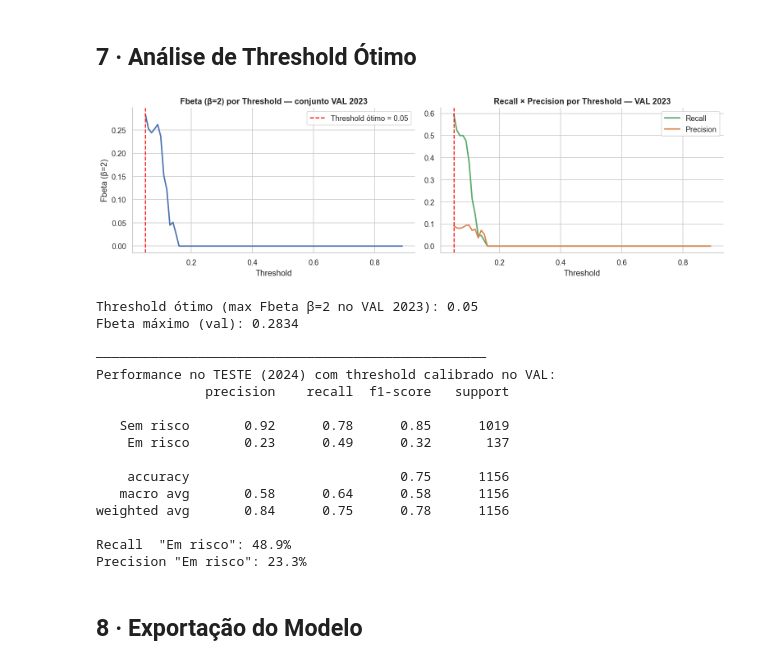
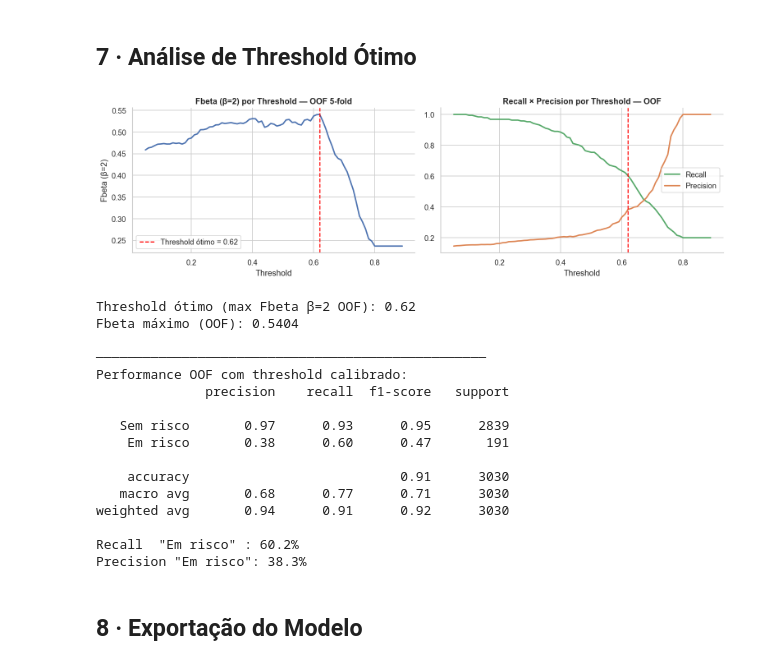
Before and after one commit to gnunes-io/datathon, a Jupyter notebook: model/modelo_preditivo.ipynb, the cells around one changed output. Cells and saved outputs as stored; diff of their text form; code cells hidden in the pictures.

```diff
--- a/model/modelo_preditivo.ipynb
+++ b/model/modelo_preditivo.ipynb
@@ -335,0 +254,18 @@ plt.show()
+# %%
+def cv_evaluate(name, pipeline, X, y, cv):
+    """Avaliação via cross-validation OOF — sem leakage de treino/teste."""
+    oof_prob = cross_val_predict(pipeline, X, y, cv=cv, method='predict_proba')[:, 1]
+    auc = roc_auc_score(y, oof_prob)
+    ap  = average_precision_score(y, oof_prob)
+    print(f'\n{"="*50}')
+    print(f'Modelo: {name}')
+    print(f'AUC-ROC (5-fold OOF): {auc:.4f}')
+    print(f'Avg Precision (OOF):  {ap:.4f}')
+    return oof_prob, auc
+
+rf_oof, rf_auc = cv_evaluate('Random Forest', rf_pipeline, X_all, y_all, skf)
+
+if HAS_XGB:
+    xgb_oof, xgb_auc = cv_evaluate('XGBoost', xgb_pipeline, X_all, y_all, skf)
+else:
+    xgb_auc, xgb_oof = 0.0, None
@@ -434,71 +435,68 @@ SHAP explainer criado e salvo — será exportado no pkl para uso no app.
 # %%
 from sklearn.metrics import fbeta_score, recall_score, precision_score
 
-# Threshold calibrado no conjunto de VALIDAÇÃO (2023), não no teste.
-# Isso evita data leakage: o threshold ótimo não é otimizado nos mesmos
-# dados que medem a performance final do modelo.
+# Threshold calibrado via previsões OOF (sem leakage de nenhum subconjunto).
+# As previsões OOF simulam como o modelo performaria em dados nunca vistos:
+# cada exemplo foi classificado pelo fold que NÃO o usou no treino.
 BETA = 2
 
-val_prob = best_pipeline.predict_proba(X_val)[:, 1]
-
 thresholds = np.arange(0.05, 0.90, 0.01)
-fbetas     = [fbeta_score(y_val, (val_prob >= t).astype(int),
+fbetas     = [fbeta_score(y_all, (best_oof >= t).astype(int),
                           beta=BETA, zero_division=0) for t in thresholds]
 best_thresh = thresholds[np.argmax(fbetas)]
 
 fig, axes = plt.subplots(1, 2, figsize=(13, 4))
 
 axes[0].plot(thresholds, fbetas, color=COLORS[0], linewidth=2)
 axes[0].axvline(best_thresh, color='red', linestyle='--', linewidth=1.5,
                label=f'Threshold ótimo = {best_thresh:.2f}')
-axes[0].set_title(f'Fbeta (β={BETA}) por Threshold — conjunto VAL 2023', fontweight='bold')
+axes[0].set_title(f'Fbeta (β={BETA}) por Threshold — OOF 5-fold', fontweight='bold')
 axes[0].set_xlabel('Threshold')
 axes[0].set_ylabel(f'Fbeta (β={BETA})')
 axes[0].legend()
 
-recalls    = [recall_score(y_val, (val_prob >= t).astype(int), zero_division=0) for t in thresholds]
-precisions = [precision_score(y_val, (val_prob >= t).astype(int), zero_division=0) for t in thresholds]
+recalls    = [recall_score(y_all, (best_oof >= t).astype(int), zero_division=0) for t in thresholds]
+precisions = [precision_score(y_all, (best_oof >= t).astype(int), zero_division=0) for t in thresholds]
 axes[1].plot(thresholds, recalls,    color=COLORS[2], linewidth=2, label='Recall')
 axes[1].plot(thresholds, precisions, color=COLORS[1], linewidth=2, label='Precision')
 axes[1].axvline(best_thresh, color='red', linestyle='--', linewidth=1.5)
-axes[1].set_title('Recall × Precision por Threshold — VAL 2023', fontweight='bold')
+axes[1].set_title('Recall × Precision por Threshold — OOF', fontweight='bold')
 axes[1].set_xlabel('Threshold')
 axes[1].legend()
 
 sns.despine()
 plt.tight_layout()
 plt.show()
 
-print(f'Threshold ótimo (max Fbeta β={BETA} no VAL 2023): {best_thresh:.2f}')
-print(f'Fbeta máximo (val): {max(fbetas):.4f}')
+print(f'Threshold ótimo (max Fbeta β={BETA} OOF): {best_thresh:.2f}')
+print(f'Fbeta máximo (OOF): {max(fbetas):.4f}')
 print()
 
-# Performance do threshold no conjunto de TESTE (2024) — avaliação honesta
 print('─' * 50)
-print('Performance no TESTE (2024) com threshold calibrado no VAL:')
-y_pred_thresh = (best_prob >= best_thresh).astype(int)
-print(classification_report(y_test, y_pred_thresh,
+print('Performance OOF com threshold calibrado:')
+y_pred_thresh = (best_oof >= best_thresh).astype(int)
+print(classification_report(y_all, y_pred_thresh,
                              target_names=['Sem risco', 'Em risco']))
-print(f'Recall  "Em risco": {recall_score(y_test, y_pred_thresh):.1%}')
-print(f'Precision "Em risco": {precision_score(y_test, y_pred_thresh, zero_division=0):.1%}')
+print(f'Recall  "Em risco" : {recall_score(y_all, y_pred_thresh):.1%}')
+print(f'Precision "Em risco": {precision_score(y_all, y_pred_thresh, zero_division=0):.1%}')
 # %% [output]
-[figure, old version]
+[figure, new version]
-Threshold ótimo (max Fbeta β=2 no VAL 2023): 0.05
-Fbeta máximo (val): 0.2834
+Threshold ótimo (max Fbeta β=2 OOF): 0.62
+Fbeta máximo (OOF): 0.5404
 
 ──────────────────────────────────────────────────
-Performance no TESTE (2024) com threshold calibrado no VAL:
+Performance OOF com threshold calibrado:
               precision    recall  f1-score   support
 
-   Sem risco       0.92      0.78      0.85      1019
-    Em risco       0.23      0.49      0.32       137
+   Sem risco       0.97      0.93      0.95      2839
+    Em risco       0.38      0.60      0.47       191
 
-    accuracy                           0.75      1156
-   macro avg       0.58      0.64      0.58      1156
-weighted avg       0.84      0.75      0.78      1156
+    accuracy                           0.91      3030
+   macro avg       0.68      0.77      0.71      3030
+weighted avg       0.94      0.91      0.92      3030
 
-Recall  "Em risco": 48.9%
-Precision "Em risco": 23.3%
+Recall  "Em risco" : 60.2%
+Precision "Em risco": 38.3%
 # %% [markdown]
 ## 8 · Exportação do Modelo
 # %%
```
Also changed, not shown: parts of 15 cells of this notebook, 2 other files.
